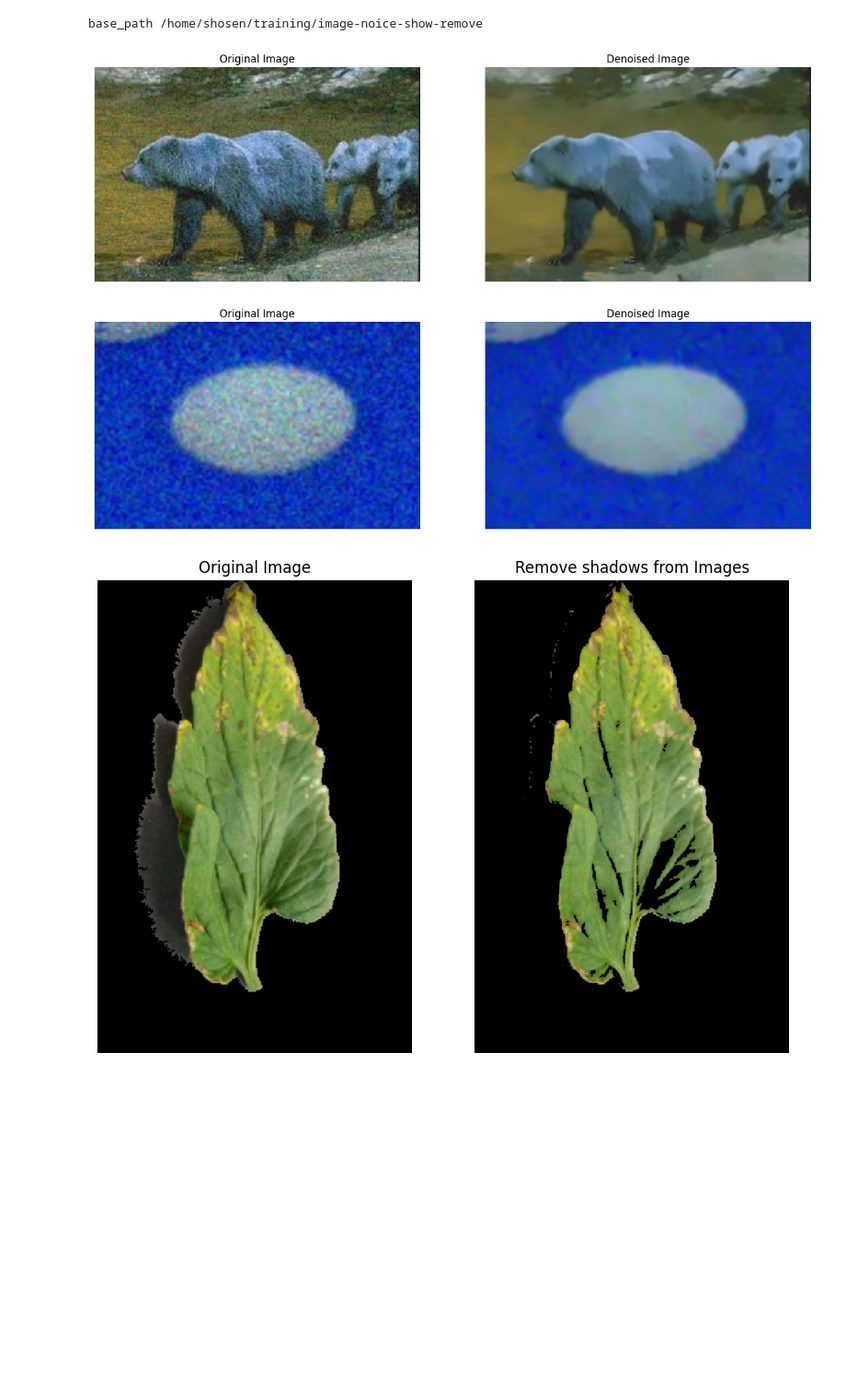
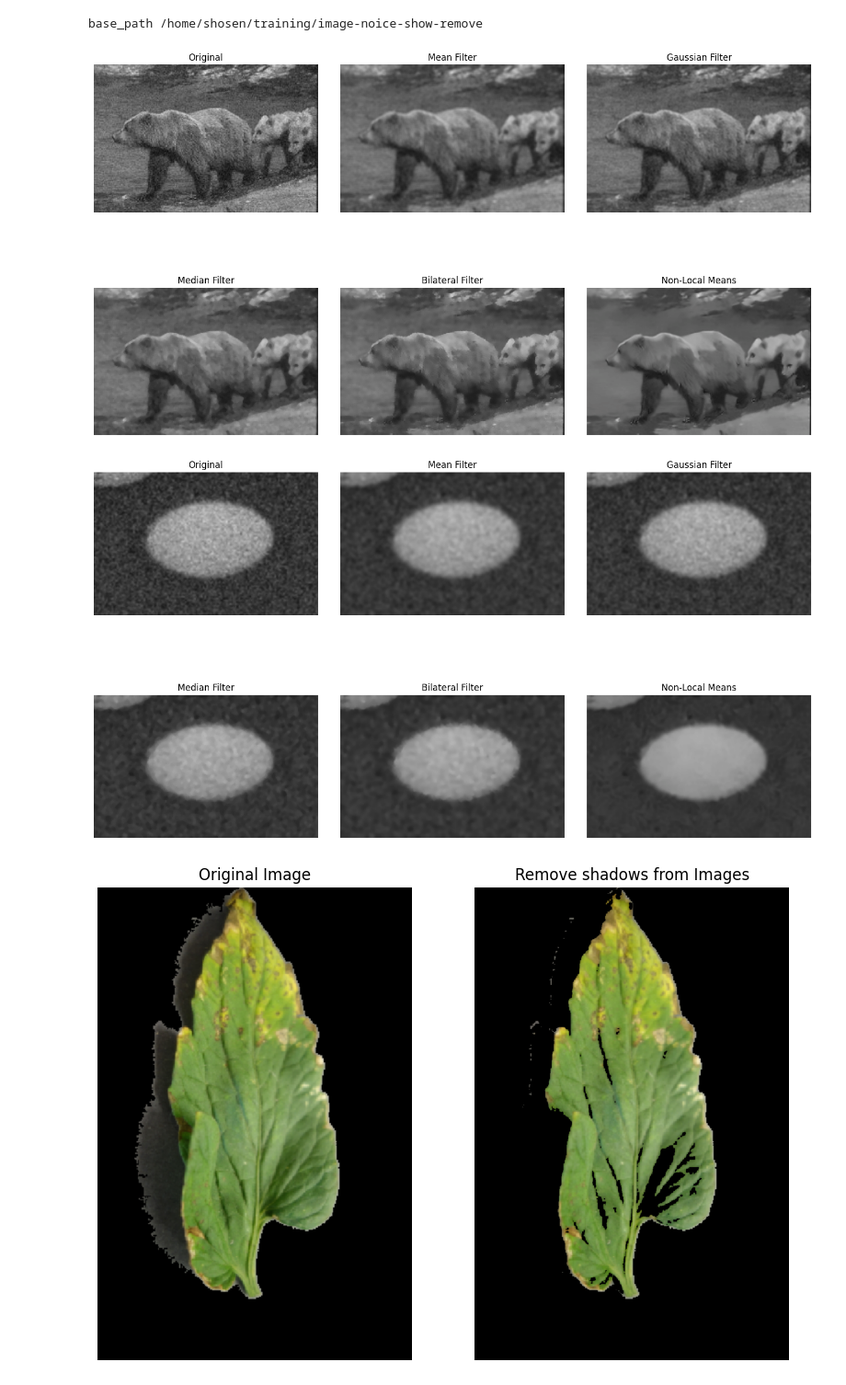
Before and after one commit to cseshahriar/image-noice-shadow-remove, a Jupyter notebook: noice-remove.ipynb, the cells around one changed output. Shown at 92% size. Saved outputs shown, nothing was run; the diff lists cells and outputs as text; code cells hidden in the pictures; blank space fills up the shorter version.

Commit message:
apply all filters

```diff
--- a/noice-remove.ipynb
+++ b/noice-remove.ipynb
@@ -8,10 +8,10 @@ base_path = os.getcwd()
 print('base_path', base_path)
 
 # Load the images
-img1 = cv2.imread(f'{base_path}/images/img1.png')
-img2 = cv2.imread(f'{base_path}/images/img2.png')
-img3 = cv2.imread(f'{base_path}/images/img3.png')
-img4 = cv2.imread(f'{base_path}/images/img4.png')
+img1 = cv2.imread(f'{base_path}/images/img1.png', cv2.IMREAD_GRAYSCALE)
+img2 = cv2.imread(f'{base_path}/images/img2.png', cv2.IMREAD_GRAYSCALE)
+img3 = cv2.imread(f'{base_path}/images/img3.png', cv2.IMREAD_GRAYSCALE)
+img4 = cv2.imread(f'{base_path}/images/img4.png', cv2.IMREAD_GRAYSCALE)  # COLOR_BGR2RGB
 
 noice_image_list = [img1, img2]
 shadow_image_list = [img3, img4]
@@ -114,24 +89,11 @@ def remove_human_shadows(image):
 # %%
 # Noice remove from iamge
 for image in noice_image_list:
-    plt.figure(figsize=(15, 10))
-
-    # Display the original image
-    plt.subplot(1, 2, 1)
-    img_rgb = cv2.cvtColor(image, cv2.COLOR_BGR2RGB)
-    plt.imshow(img_rgb)
-    plt.title('Original Image')
-    plt.axis('off')
-
-    # Display the denoised image
-    plt.subplot(1, 2, 2)
-    denoised_rgb = cv2.cvtColor(remove_noise(image), cv2.COLOR_BGR2RGB)
-    plt.imshow(denoised_rgb)
-    plt.title('Denoised Image')
-    plt.axis('off')
+    # Apply Mean Filter
+    multiple_filtering(image)
 # %% [output]
-[figure, old version]
+[figure, new version]
-[figure, old version]
+[figure, new version]
 # %%
 for image in shadow_image_list:
     # Step 1: Display the results
```
Also changed, not shown: parts of 2 cells of this notebook.
